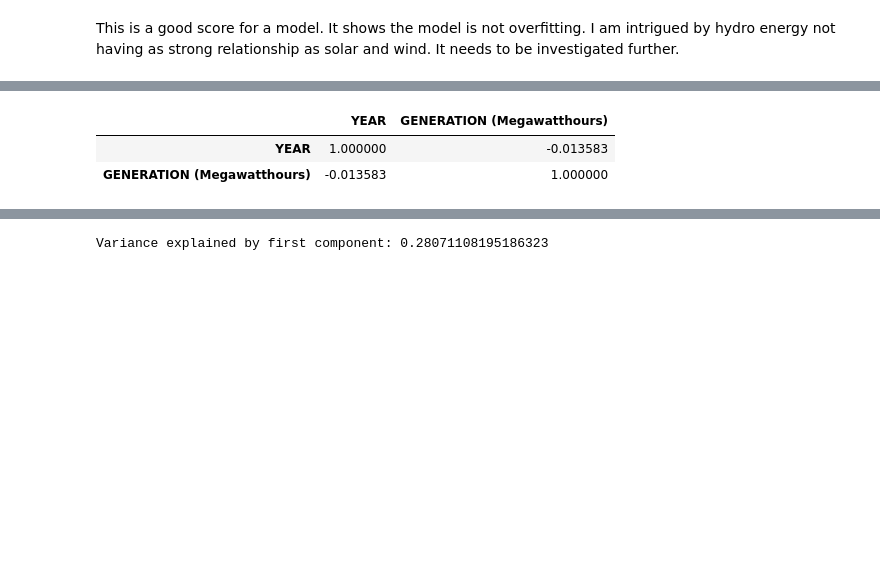
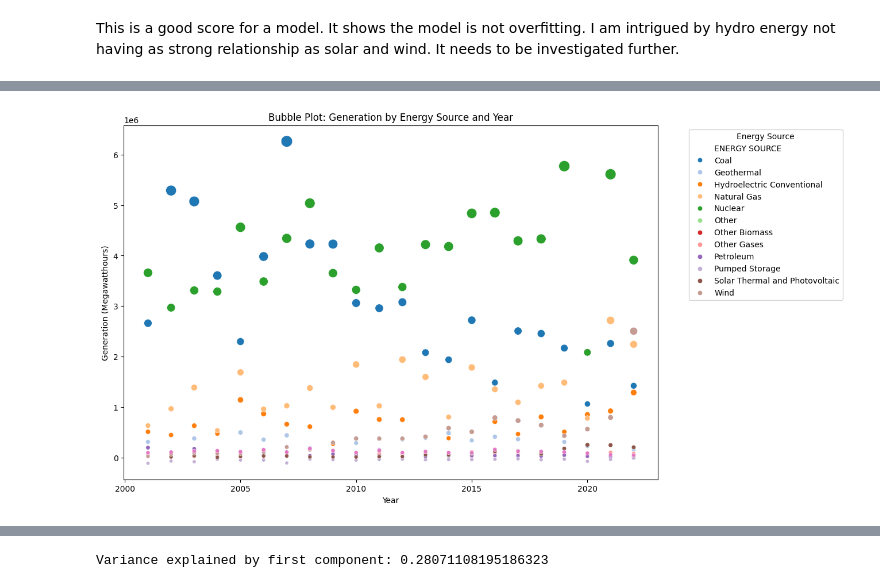
Before and after one commit to bu-sohan/AI-for-Leaders-Spring-2025, a Jupyter notebook: Week9.ipynb, the cells around one changed output, grey strips where cells are left out. Cells and saved outputs as stored; diff of their text form; code cells hidden in the pictures; blank space fills up the shorter version.

```diff
--- a/Week9.ipynb
+++ b/Week9.ipynb
@@ -340,9 +340,33 @@ Index(['YEAR', 'MONTH', 'STATE', 'TYPE OF PRODUCER', 'ENERGY SOURCE',
 | 3 | 2011 | 2 | DC | Electric Generators, Electric Uti... | Total | 4250.41 |
 | 4 | 2017 | 12 | NH | Electric Generators, Electric Uti... | Coal | 109212.00 |
 # %%
-df_ren3_numeric = df_ren3[['YEAR', 'GENERATION (Megawatthours)']]
-df_ren3_numeric.corr()
+# Filter out 'Total' energy source
+df_bubble = df_ren3[['YEAR', 'GENERATION (Megawatthours)', 'ENERGY SOURCE']].dropna()
+df_bubble = df_bubble[df_bubble['ENERGY SOURCE'] != 'Total']
+
+# Group by year and energy source to get average generation (for better visualization)
+df_bubble_avg = df_bubble.groupby(['YEAR', 'ENERGY SOURCE']).agg({'GENERATION (Megawatthours)': 'mean'}).reset_index()
+
+# Plotting the bubble plot
+plt.figure(figsize=(12, 8))
+bubble_plot = sns.scatterplot(data=df_bubble_avg, x='YEAR', y='GENERATION (Megawatthours)',
+                              size='GENERATION (Megawatthours)', hue='ENERGY SOURCE', sizes=(20, 200), palette="tab20")
+
+# Adding title and labels
+plt.title("Bubble Plot: Generation by Energy Source and Year")
+plt.xlabel('Year')
+plt.ylabel('Generation (Megawatthours)')
+
+# Adjusting the legend to only show the energy source and not bubble size
+handles, labels = bubble_plot.get_legend_handles_labels()
+
+# Filter out the size legend (the one related to the bubble size)
+handles = handles[:len(df_bubble_avg['ENERGY SOURCE'].unique())]
+labels = labels[:len(df_bubble_avg['ENERGY SOURCE'].unique())]
+
+# Adding a legend for only the energy source
+plt.legend(handles=handles, labels=labels, title='Energy Source', bbox_to_anchor=(1.05, 1), loc='upper left')
+
+plt.show()
 # %% [output]
-|  | YEAR | GENERATION (Megawatthours) |
-| YEAR | 1.000000 | -0.013583 |
-| GENERATION (Megawatthours) | -0.013583 | 1.000000 |
+[figure, added]
```
Also changed, not shown: parts of 4 cells of this notebook.
